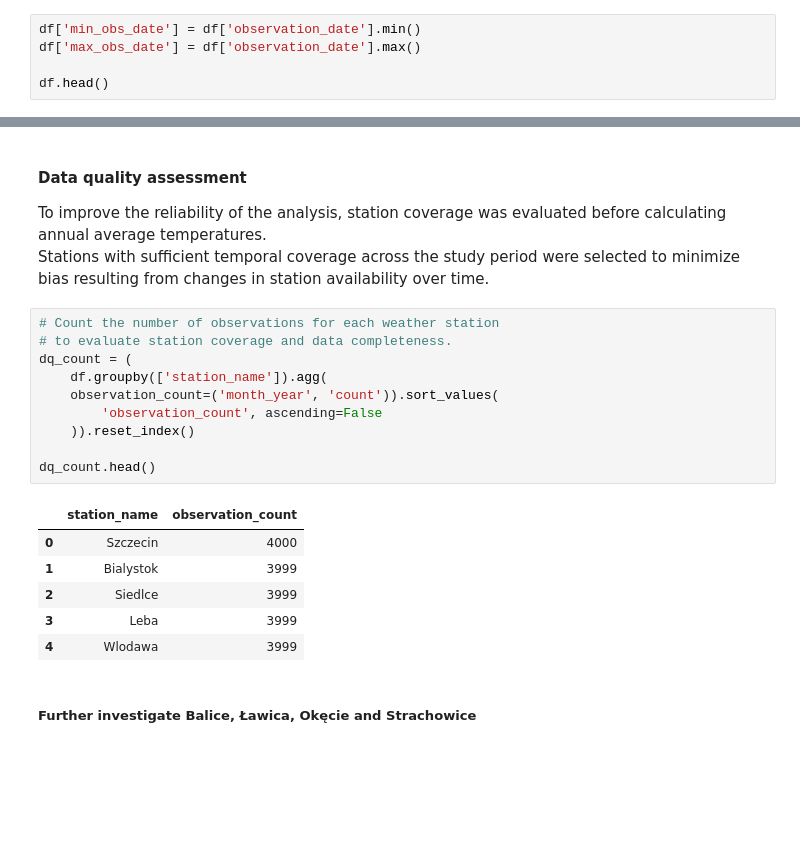
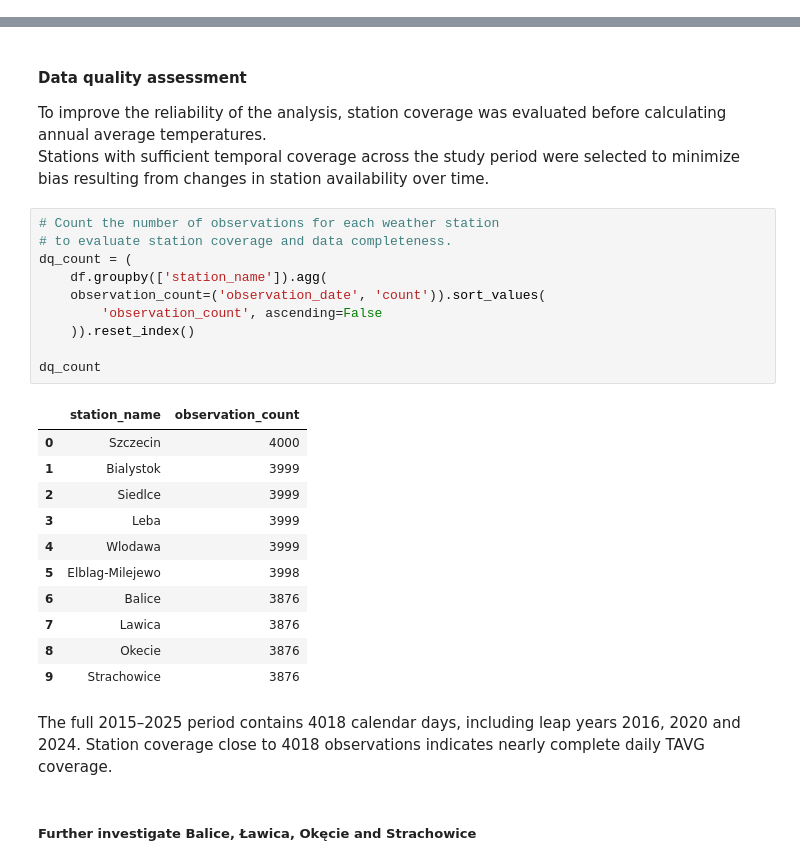
Before and after one commit to nerwuuus/data-toolkit, a Jupyter notebook: weather_data_processing/01_scripts/8_pandas_analysis.ipynb, the cells around one changed output, grey strips where cells are left out. Saved outputs shown, nothing was run; the diff lists cells and outputs as text; blank space fills up the shorter version.

Commit message:
Fix station date range aggregation in pandas

```diff
--- a/weather_data_processing/01_scripts/8_pandas_analysis.ipynb
+++ b/weather_data_processing/01_scripts/8_pandas_analysis.ipynb
@@ -231,5 +235,0 @@ df.head()
-# %%
-df['min_obs_date'] = df['observation_date'].min()
-df['max_obs_date'] = df['observation_date'].max()
-
-df.head()
@@ -248,19 +241,26 @@ Stations with sufficient temporal coverage across the study period were selected
 # %%
 # Count the number of observations for each weather station
 # to evaluate station coverage and data completeness.
 dq_count = (
     df.groupby(['station_name']).agg(
-    observation_count=('month_year', 'count')).sort_values(
+    observation_count=('observation_date', 'count')).sort_values(
         'observation_count', ascending=False
     )).reset_index()
 
-dq_count.head()
+dq_count
 # %% [output]
 |  | station_name | observation_count |
 | 0 | Szczecin | 4000 |
 | 1 | Bialystok | 3999 |
 | 2 | Siedlce | 3999 |
 | 3 | Leba | 3999 |
 | 4 | Wlodawa | 3999 |
+| 5 | Elblag-Milejewo | 3998 |
+| 6 | Balice | 3876 |
+| 7 | Lawica | 3876 |
+| 8 | Okecie | 3876 |
+| 9 | Strachowice | 3876 |
+# %% [markdown]
+The full 2015–2025 period contains 4018 calendar days, including leap years 2016, 2020 and 2024. Station coverage close to 4018 observations indicates nearly complete daily TAVG coverage.
 # %% [markdown]
 ##### Further investigate Balice, Ławica, Okęcie and Strachowice
```
Also changed, not shown: parts of 7 cells of this notebook.
